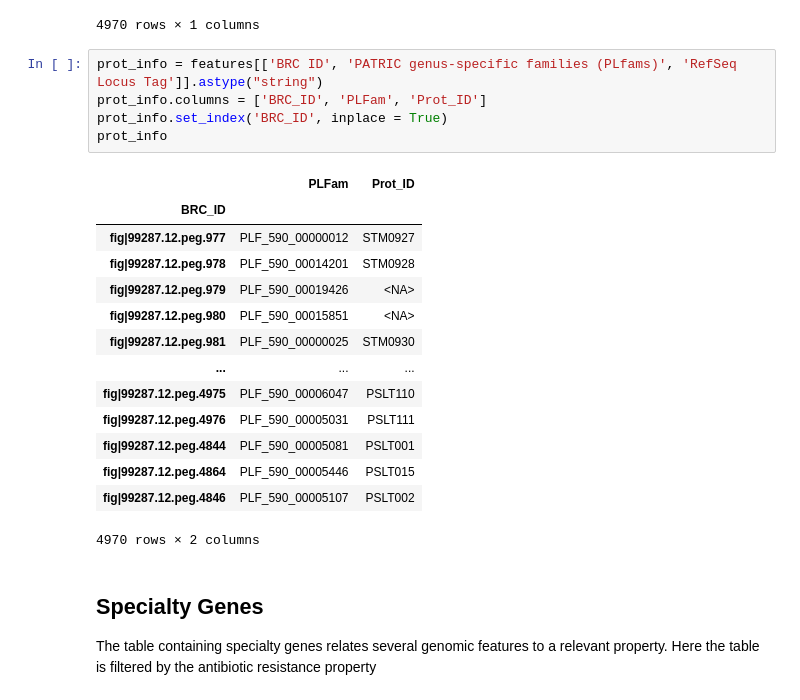
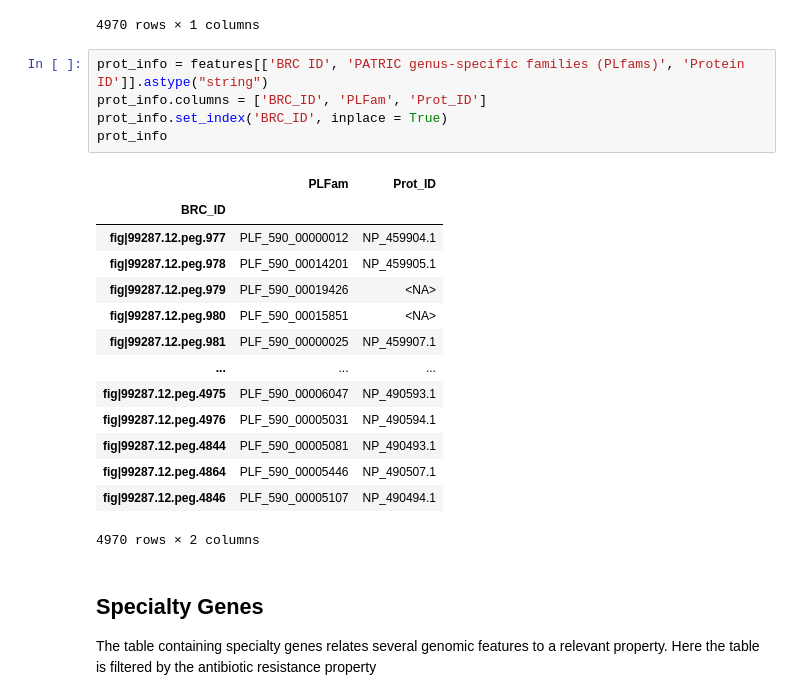
Before and after one commit to brunafistarol/MasterProject, a Jupyter notebook: Constructing_gene_sets_kernel.ipynb, the cells around one changed output. Saved outputs shown, nothing was run; the diff lists cells and outputs as text.

```diff
--- a/Constructing_gene_sets_kernel.ipynb
+++ b/Constructing_gene_sets_kernel.ipynb
@@ -70,24 +70,24 @@ plf
 | fig|99287.12.peg.4846 | PLF_590_00005107 |
 4970 rows × 1 columns
 # %%
-prot_info = features[['BRC ID', 'PATRIC genus-specific families (PLfams)', 'RefSeq Locus Tag']].astype("string")
+prot_info = features[['BRC ID', 'PATRIC genus-specific families (PLfams)', 'Protein ID']].astype("string")
 prot_info.columns = ['BRC_ID', 'PLFam', 'Prot_ID']
 prot_info.set_index('BRC_ID', inplace = True)
 prot_info
 # %% [output]
 |  | PLFam | Prot_ID |
 | BRC_ID |  |  |
-| fig|99287.12.peg.977 | PLF_590_00000012 | STM0927 |
-| fig|99287.12.peg.978 | PLF_590_00014201 | STM0928 |
+| fig|99287.12.peg.977 | PLF_590_00000012 | NP_459904.1 |
+| fig|99287.12.peg.978 | PLF_590_00014201 | NP_459905.1 |
 | fig|99287.12.peg.979 | PLF_590_00019426 | <NA> |
 | fig|99287.12.peg.980 | PLF_590_00015851 | <NA> |
-| fig|99287.12.peg.981 | PLF_590_00000025 | STM0930 |
+| fig|99287.12.peg.981 | PLF_590_00000025 | NP_459907.1 |
 | ... | ... | ... |
-| fig|99287.12.peg.4975 | PLF_590_00006047 | PSLT110 |
-| fig|99287.12.peg.4976 | PLF_590_00005031 | PSLT111 |
-| fig|99287.12.peg.4844 | PLF_590_00005081 | PSLT001 |
-| fig|99287.12.peg.4864 | PLF_590_00005446 | PSLT015 |
-| fig|99287.12.peg.4846 | PLF_590_00005107 | PSLT002 |
+| fig|99287.12.peg.4975 | PLF_590_00006047 | NP_490593.1 |
+| fig|99287.12.peg.4976 | PLF_590_00005031 | NP_490594.1 |
+| fig|99287.12.peg.4844 | PLF_590_00005081 | NP_490493.1 |
+| fig|99287.12.peg.4864 | PLF_590_00005446 | NP_490507.1 |
+| fig|99287.12.peg.4846 | PLF_590_00005107 | NP_490494.1 |
 4970 rows × 2 columns
 # %% [markdown]
 ## Specialty Genes
```
Also changed, not shown: parts of 9 cells of this notebook.
